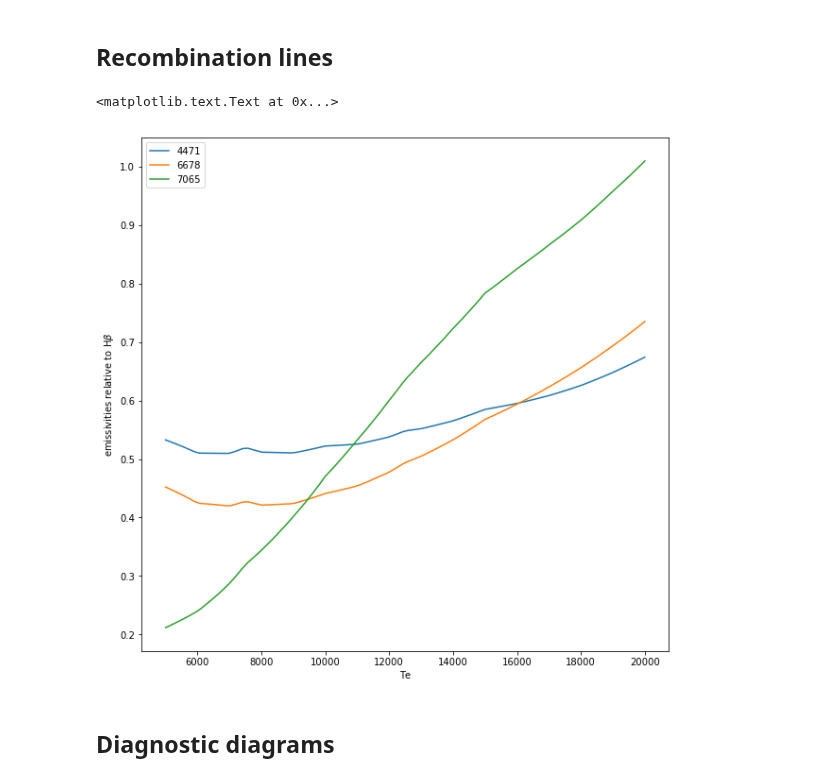
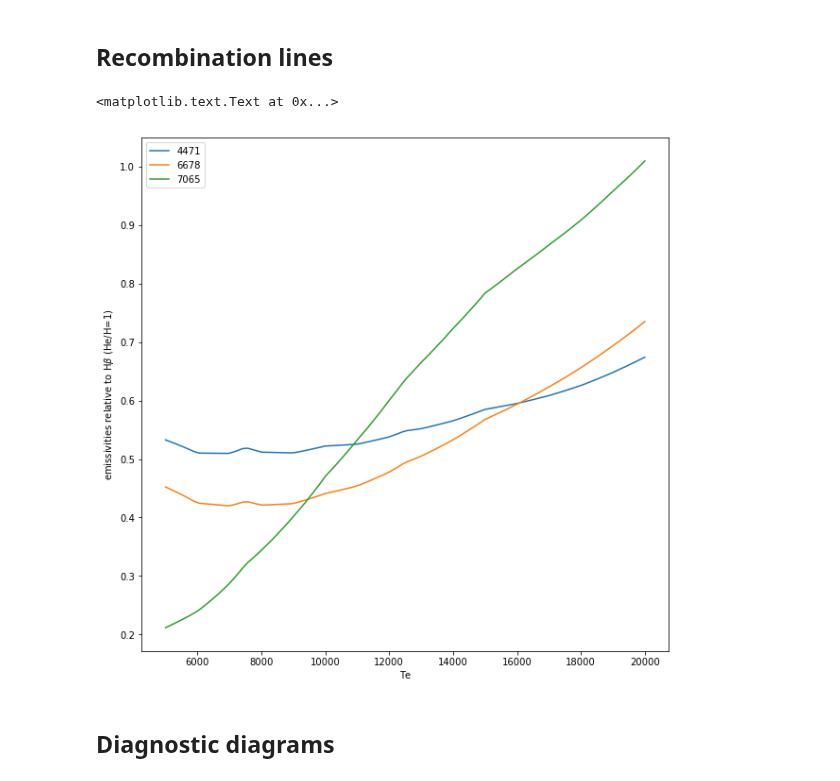
Before and after one commit to Morisset/Cloudy_Summer_School, a Jupyter notebook: Intro PyNeb.ipynb, the cells around one changed output. Saved outputs shown, nothing was run; the diff lists cells and outputs as text; code cells hidden in the pictures.

```diff
--- a/Intro PyNeb.ipynb
+++ b/Intro PyNeb.ipynb
@@ -123,15 +133,15 @@ he1_7065 = he1.getEmissivity(tem, 1e4, label='7065.0')
 # %%
 f, ax = plt.subplots(figsize=(10,10))
 
 ax.plot(tem, he1_4471/hb, label='4471')
 ax.plot(tem, he1_6678/hb, label='6678')
 ax.plot(tem, he1_7065/hb, label='7065')
 ax.legend()
 ax.set_xlabel('Te')
-ax.set_ylabel(r'emissivities relative to H$\beta$')
+ax.set_ylabel(r'emissivities relative to H$\beta$ (He/H=1)')
 # %% [output]
 <matplotlib.text.Text at 0x...>
-[figure, old version]
+[figure, new version]
 # %% [markdown]
 ## Diagnostic diagrams
 # %%
```
Also changed, not shown: parts of 12 cells of this notebook.
